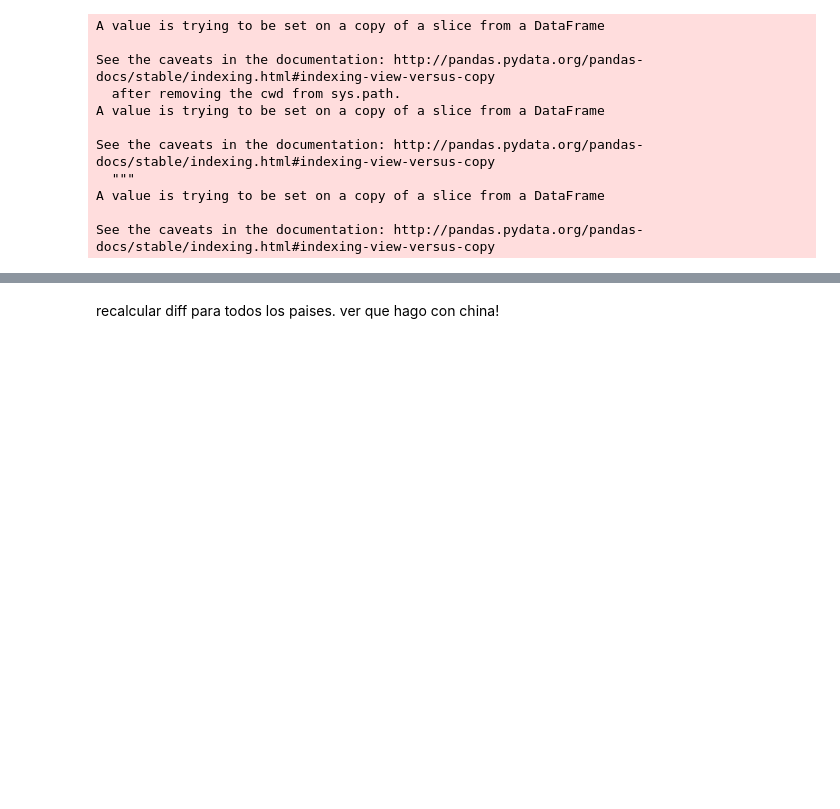
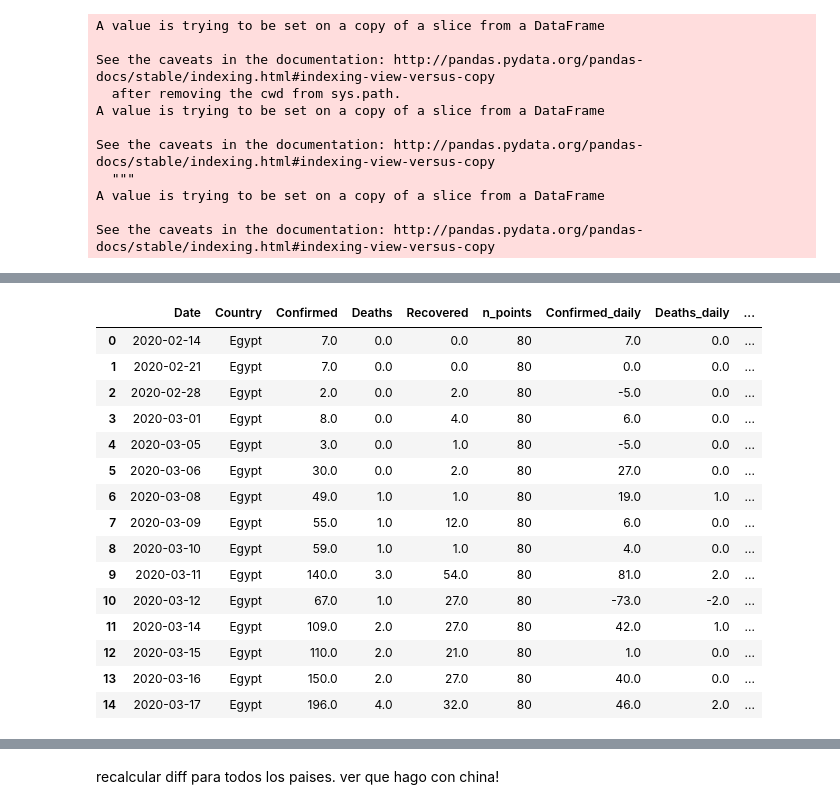
Before and after one commit to cnegrelli/COVID_19, a Jupyter notebook: csse_covid_19_data/csse_covid_19_daily_reports/COVID-19.ipynb, the cells around one changed output, grey strips where cells are left out. Drawn from its saved outputs; the diff is of its cells as text; code cells hidden in the pictures; blank space fills up the shorter version.

```diff
--- a/csse_covid_19_data/csse_covid_19_daily_reports/COVID-19.ipynb
+++ b/csse_covid_19_data/csse_covid_19_daily_reports/COVID-19.ipynb
@@ -1830,0 +1851,3 @@ See the caveats in the documentation: http://pandas.pydata.org/pandas-docs/stabl
+# %%
+d['Ecuador'] = clean_row(d['Ecuador'],[3,7,8,56,57,58,59,60,63])
+d['Ecuador'] = start_row(d['Ecuador'],1)
@@ -1830,0 +1872,19 @@ See the caveats in the documentation: http://pandas.pydata.org/pandas-docs/stabl
+# %%
+d['Egypt'].head(15)
+# %% [output]
+|  | Date | Country | Confirmed | Deaths | Recovered | n_points | Confirmed_daily | Deaths_daily | ... |
+| 0 | 2020-02-14 | Egypt | 7.0 | 0.0 | 0.0 | 80 | 7.0 | 0.0 | ... |
+| 1 | 2020-02-21 | Egypt | 7.0 | 0.0 | 0.0 | 80 | 0.0 | 0.0 | ... |
+| 2 | 2020-02-28 | Egypt | 2.0 | 0.0 | 2.0 | 80 | -5.0 | 0.0 | ... |
+| 3 | 2020-03-01 | Egypt | 8.0 | 0.0 | 4.0 | 80 | 6.0 | 0.0 | ... |
+| 4 | 2020-03-05 | Egypt | 3.0 | 0.0 | 1.0 | 80 | -5.0 | 0.0 | ... |
+| 5 | 2020-03-06 | Egypt | 30.0 | 0.0 | 2.0 | 80 | 27.0 | 0.0 | ... |
+| 6 | 2020-03-08 | Egypt | 49.0 | 1.0 | 1.0 | 80 | 19.0 | 1.0 | ... |
+| 7 | 2020-03-09 | Egypt | 55.0 | 1.0 | 12.0 | 80 | 6.0 | 0.0 | ... |
+| 8 | 2020-03-10 | Egypt | 59.0 | 1.0 | 1.0 | 80 | 4.0 | 0.0 | ... |
+| 9 | 2020-03-11 | Egypt | 140.0 | 3.0 | 54.0 | 80 | 81.0 | 2.0 | ... |
+| 10 | 2020-03-12 | Egypt | 67.0 | 1.0 | 27.0 | 80 | -73.0 | -2.0 | ... |
+| 11 | 2020-03-14 | Egypt | 109.0 | 2.0 | 27.0 | 80 | 42.0 | 1.0 | ... |
+| 12 | 2020-03-15 | Egypt | 110.0 | 2.0 | 21.0 | 80 | 1.0 | 0.0 | ... |
+| 13 | 2020-03-16 | Egypt | 150.0 | 2.0 | 27.0 | 80 | 40.0 | 0.0 | ... |
+| 14 | 2020-03-17 | Egypt | 196.0 | 4.0 | 32.0 | 80 | 46.0 | 2.0 | ... |
```
Also changed, not shown: parts of 10 cells of this notebook.
